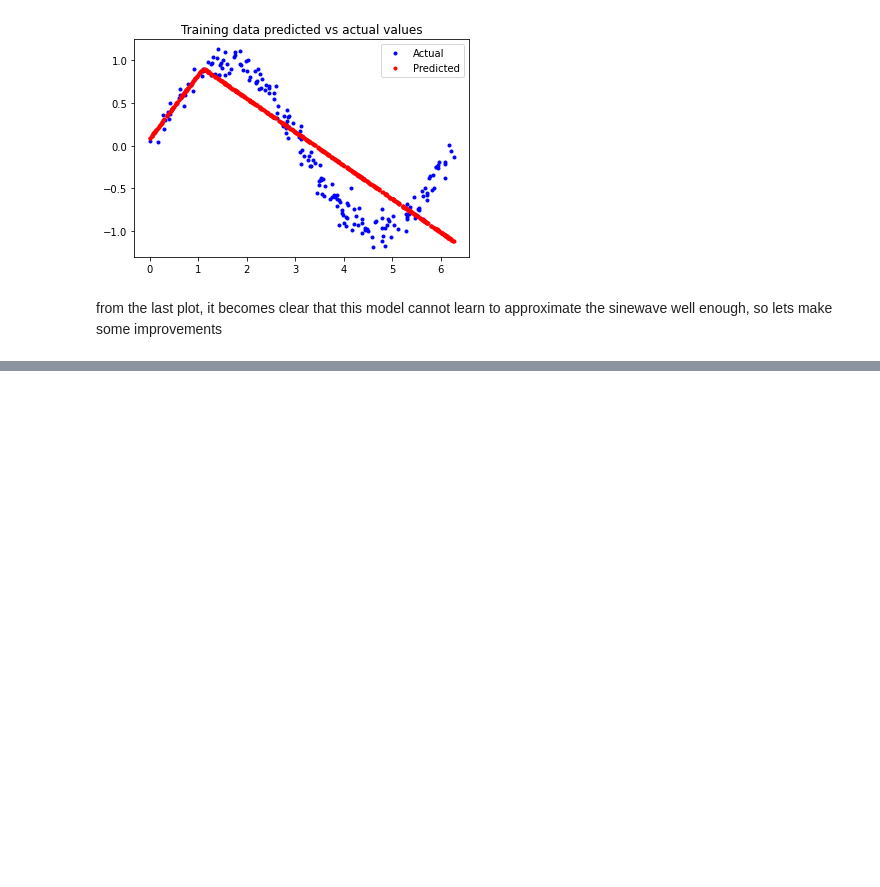
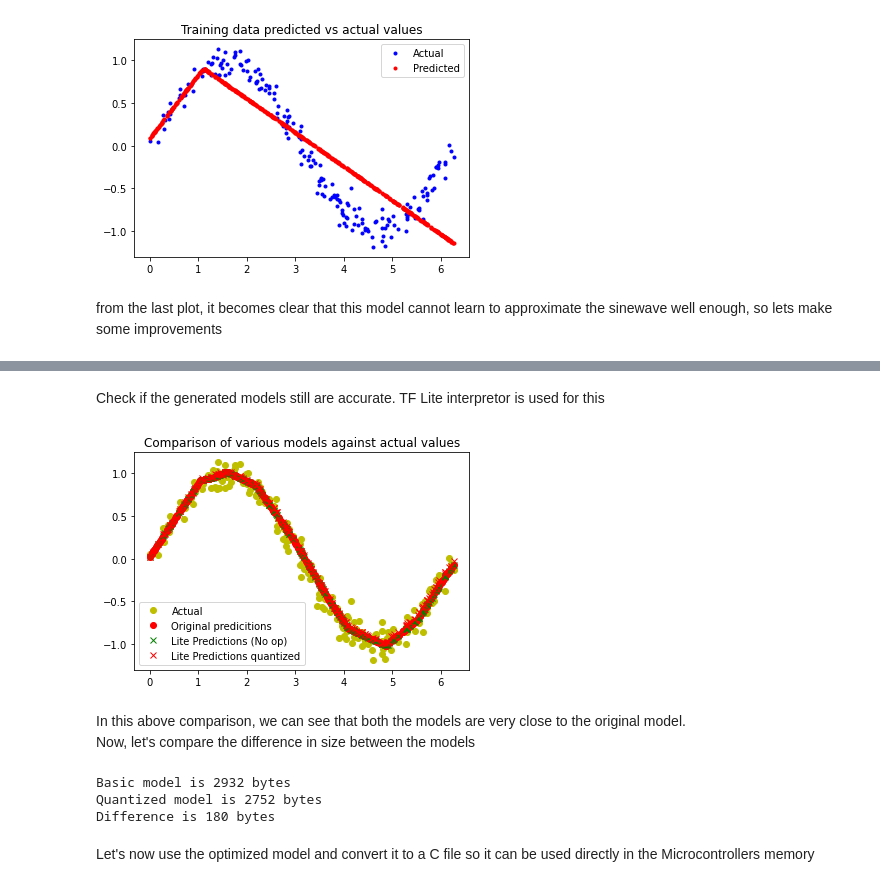
Before and after one commit to lukasbeckercode/TinyML_SineExample, a Jupyter notebook: TinyML_Sine_example.ipynb, the cells around one changed output, grey strips where cells are left out. Drawn from its saved outputs; the diff is of its cells as text; code cells hidden in the pictures; blank space fills up the shorter version.

```diff
--- a/TinyML_Sine_example.ipynb
+++ b/TinyML_Sine_example.ipynb
@@ -310,0 +344,67 @@ plt.show()
+# %% [markdown]
+Check if the generated models still are accurate. TF Lite interpretor is used for this
+# %%
+#create interpreter for each model
+
+sine_model = tf.lite.Interpreter("sine_model.tflite")
+sine_model_optimized = tf.lite.Interpreter("sine_model_op.tflite")
+
+#Allocate memory
+
+sine_model.allocate_tensors()
+sine_model_optimized.allocate_tensors()
+
+#get indexes of input and output tensors
+sine_model_in_index = sine_model.get_input_details()[0]['index']
+sine_model_out_index = sine_model.get_output_details()[0]['index']
+
+sine_model_op_in_index = sine_model_optimized.get_input_details()[0]['index']
+sine_model_op_out_index = sine_model_optimized.get_output_details()[0]['index']
+
+#create array to save predictions to
+sine_model_predictions = []
+sine_model_op_predictions = []
+
+#run models, store results in the arrays
+for x in x_test:
+  x_tensor = tf.convert_to_tensor([[x]],dtype=np.float32)
+  #non optimized model
+  sine_model.set_tensor(sine_model_in_index, x_tensor)
+  sine_model.invoke()
+  sine_model_predictions.append(sine_model.get_tensor(sine_model_out_index)[0])
+  #optimized model
+  sine_model_optimized.set_tensor(sine_model_in_index,x_tensor)
+  sine_model_optimized.invoke()
+  sine_model_op_predictions.append(sine_model_optimized.get_tensor(sine_model_op_out_index)[0])
+
+#plot the data
+
+plt.clf()
+plt.title('Comparison of various models against actual values')
+plt.plot(x_test,y_test,"yo", label='Actual')
+plt.plot(x_train,prediction,'ro',label='Original predicitions')
+plt.plot(x_test,sine_model_predictions,'gx', label='Lite Predictions (No op)')
+plt.plot(x_test,sine_model_op_predictions,'rx', label='Lite Predictions quantized')
+plt.legend()
+plt.show()
+# %% [output]
+[figure, added]
+# %% [markdown]
+In this above comparison, we can see that both the models are very close to the original model. <br />
+Now, let's compare the difference in size between the models
+# %%
+import os
+basic_model_size = os.path.getsize('sine_model.tflite')
+op_model_size = os.path.getsize('sine_model_op.tflite')
+
+diff = basic_model_size - op_model_size
+
+print(f"Basic model is {basic_model_size} bytes")
+print(f"Quantized model is {op_model_size} bytes")
+print(f"Difference is {diff} bytes")
+# %% [output]
+Basic model is 2932 bytes
+Quantized model is 2752 bytes
+Difference is 180 bytes
+# %% [markdown]
+Let's now use the optimized model and convert it to a C file so it can be used directly in the Microcontrollers memory
```
Also changed, not shown: parts of 15 cells of this notebook.
